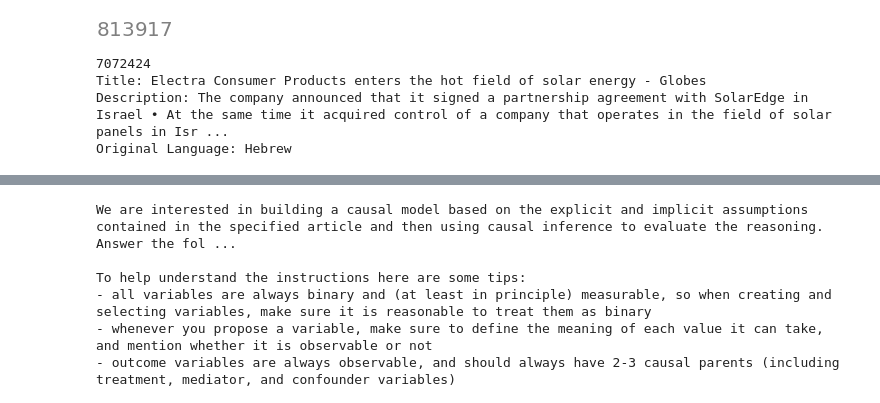
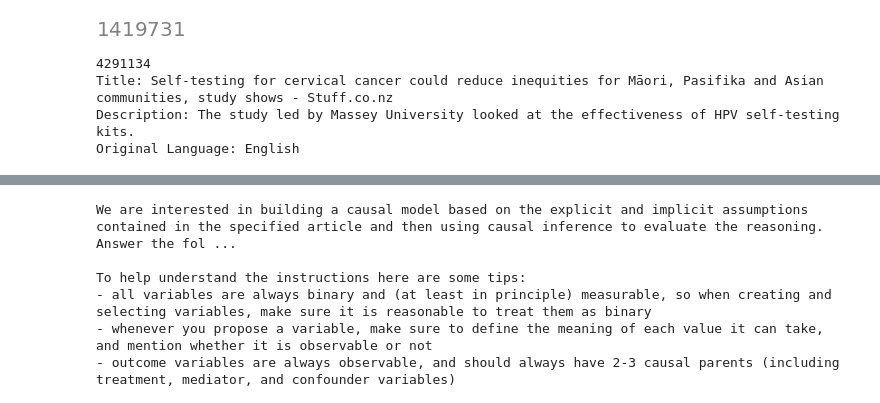
Before and after one commit to felixludos/cladder, a Jupyter notebook: notebooks/query_probs.ipynb, the cells around one changed output, grey strips where cells are left out. Drawn from its saved outputs; the diff is of its cells as text; code cells hidden in the pictures.

```diff
--- a/notebooks/query_probs.ipynb
+++ b/notebooks/query_probs.ipynb
@@ -27,27 +27,27 @@ from causalbenchmark.novo import misc
 # %%
 spark_generator = NewsHeadlines(#locs=['jp'], #['gb', 'de', 'fr', 'it', 'nl'],
                                 dataset_root=Path(r'/home/fleeb/workspace/local_data/nnn/babel-briefings-v1'),
                                 # dataset_root=Path(r'C:\Users\anwan\Documents\workspace\nnn\babel-briefings-v1'),
                                 # dataset_root=Path(r'C:\Users\anwan\workspace\local_data\nnn\babel-briefings-v1'),
-    cats = ['business'],
+    cats = ['business', 'general'],
     # business, entertainment, general, health, science, sports, technology
                                 ).load(pbar=tqdm)
 len(spark_generator.article_IDs)
 # %% [output]
-[figure, old version]
+[figure, new version]
 # %%
 # ctx = Story(story_root=misc.data_root() / 'stories', story_id='Digital Transformation at Khalifa Port: Data-Driven Insights')
 ctx = Story(story_root=misc.data_root() / 'stories').populate_defaults()
 ctx.include(spark_generator,)
 # print(ctx)
-# ctx['seed'] = 2679163#2494534#91220#1684065#6805333
+ctx['seed'] = 4291134#2494534#91220#1684065#6805333
 print(ctx['seed'])
 print(ctx['spark'])
 # %% [output]
-7072424
-Title: Electra Consumer Products enters the hot field of solar energy - Globes
-Description: The company announced that it signed a partnership agreement with SolarEdge in Israel • At the same time it acquired control of a company that operates in the field of solar panels in Isr ...
-Original Language: Hebrew
+4291134
+Title: Self-testing for cervical cancer could reduce inequities for Māori, Pasifika and Asian communities, study shows - Stuff.co.nz
+Description: The study led by Massey University looked at the effectiveness of HPV self-testing kits.
+Original Language: English
 # %%
 # if 'prompt_story' in ctx:
 #     del ctx['prompt_motivation']
```
Also changed, not shown: parts of 15 cells of this notebook, 6 other files.
